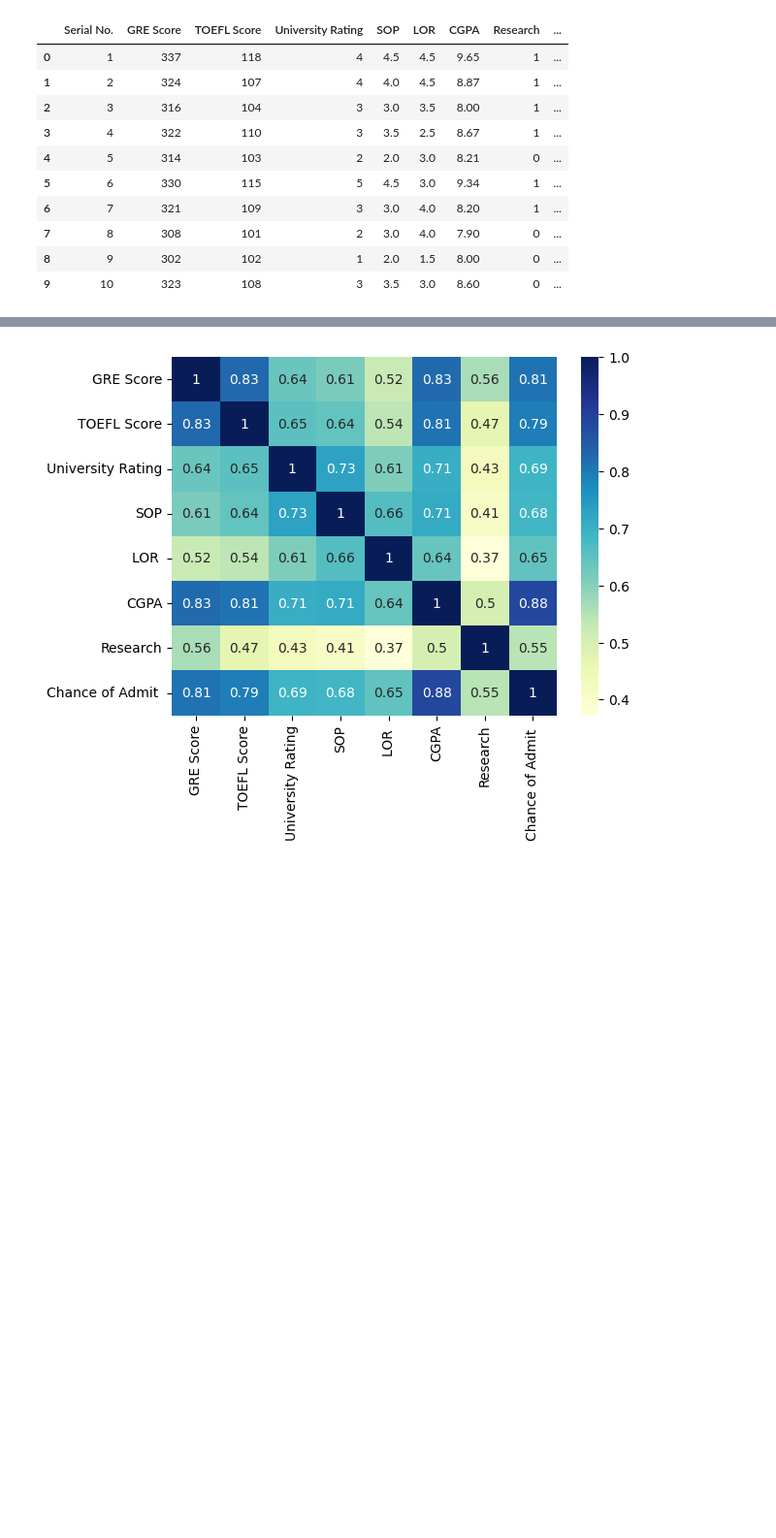
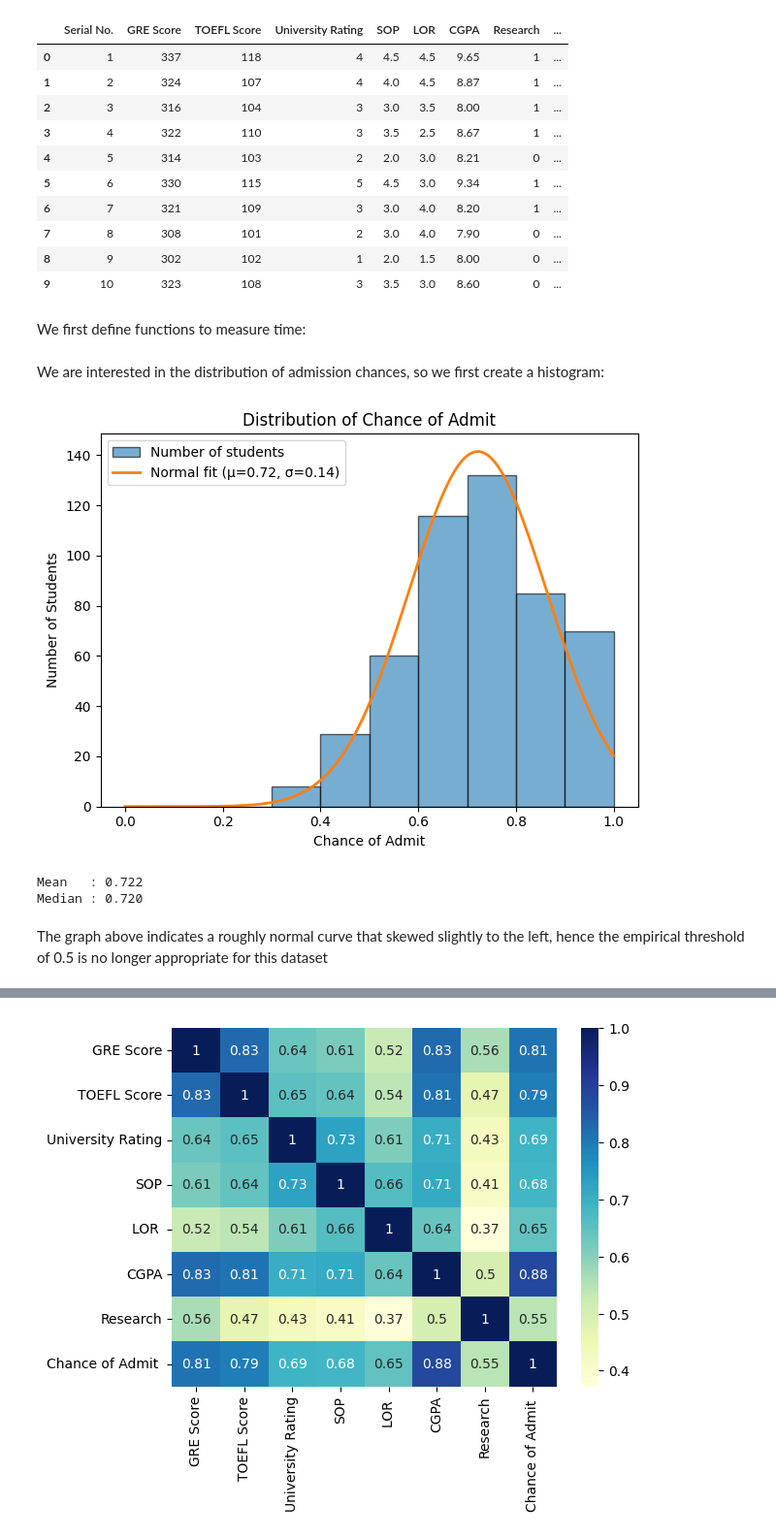
Before and after one commit to Shercroft/Sepal, a Jupyter notebook: chance-of-admit-via-ann-lr.ipynb, the cells around one changed output, grey strips where cells are left out. Shown at 97% size. Cells and saved outputs as stored; diff of their text form; code cells hidden in the pictures; blank space fills up the shorter version.

Commit message:
Kaggle Notebook | Chance of Admit Via ANN & LR | Version 2.0

```diff
--- a/chance-of-admit-via-ann-lr.ipynb
+++ b/chance-of-admit-via-ann-lr.ipynb
@@ -48,3 +46,5 @@ Path to dataset files: /kaggle/input/graduate-admissions
 | 7 | 8 | 308 | 101 | 2 | 3.0 | 4.0 | 7.90 | 0 | ... |
 | 8 | 9 | 302 | 102 | 1 | 2.0 | 1.5 | 8.00 | 0 | ... |
 | 9 | 10 | 323 | 108 | 3 | 3.5 | 3.0 | 8.60 | 0 | ... |
+# %% [markdown]
+We first define functions to measure time:
@@ -51,3 +66,55 @@ Path to dataset files: /kaggle/input/graduate-admissions
+# %% [markdown]
+We are interested in the distribution of admission chances, so we first create a histogram:
+# %%
+import numpy as np
+import matplotlib.pyplot as plt
+
+# Extract the chances from the last column
+chance = student_data['Chance of Admit '].dropna().values
+
+
+# Create a histogram to show the distribution of chance of admit
+bin_width = 0.10
+bins = np.arange(0, 1 + bin_width, bin_width)
+
+plt.hist(
+    chance,
+    bins=bins,
+    edgecolor='black',
+    alpha=0.60,
+    density=False,
+    label='Number of students'
+)
+
+# Then display the normal curve to visualize any trends
+mu, sigma = chance.mean(), chance.std()
+x = np.linspace(0, 1, 200)
+pdf = (1 / (sigma * np.sqrt(2 * np.pi))
+       * np.exp(-((x - mu) ** 2) / (2 * sigma ** 2)))
+
+# Scale the PDF so the area under the curve equals the total sample count
+pdf_scaled = pdf * len(chance) * bin_width
+plt.plot(x, pdf_scaled,
+         linewidth=2,
+         label=f'Normal fit (μ={mu:.2f}, σ={sigma:.2f})')
+
+
+plt.title('Distribution of Chance of Admit')
+plt.xlabel('Chance of Admit')
+plt.ylabel('Number of Students')
+plt.legend()
+plt.tight_layout()
+plt.show()
+
+# Display the mean and median for chance of admit
+print(f"Mean   : {np.mean(chance):.3f}")
+print(f"Median : {np.median(chance):.3f}")
+# %% [output]
+[figure, added]
+Mean   : 0.722
+Median : 0.720
+# %% [markdown]
+The graph above indicates a roughly normal curve that skewed slightly to the left, hence the empirical threshold of 0.5 is no longer appropriate for this dataset
 # %%
 from tensorflow import keras
 from tensorflow.keras import layers
```
Also changed, not shown: parts of 12 cells of this notebook.
